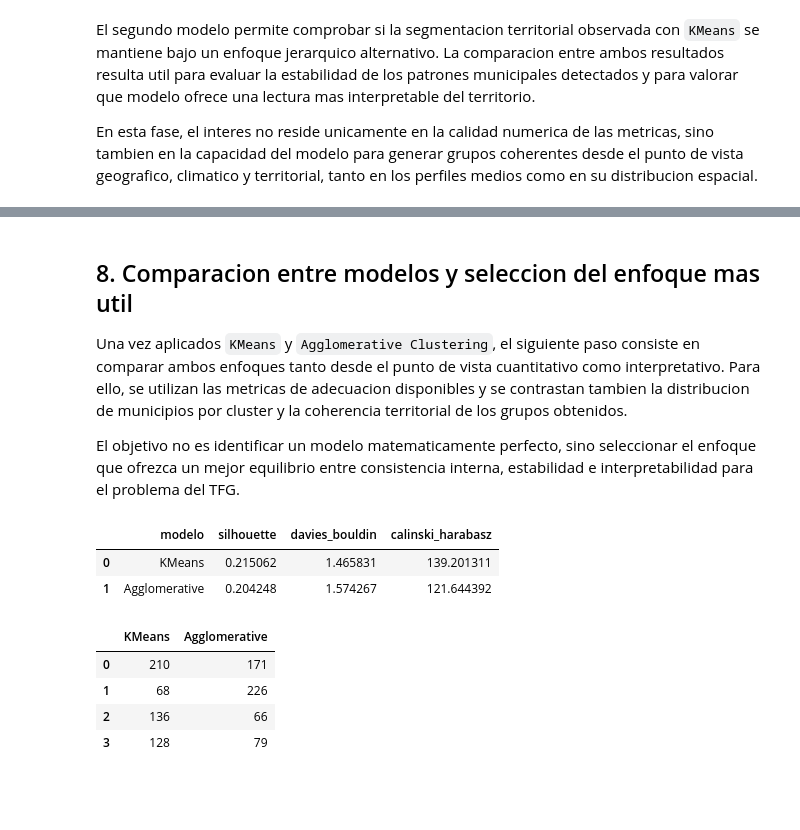
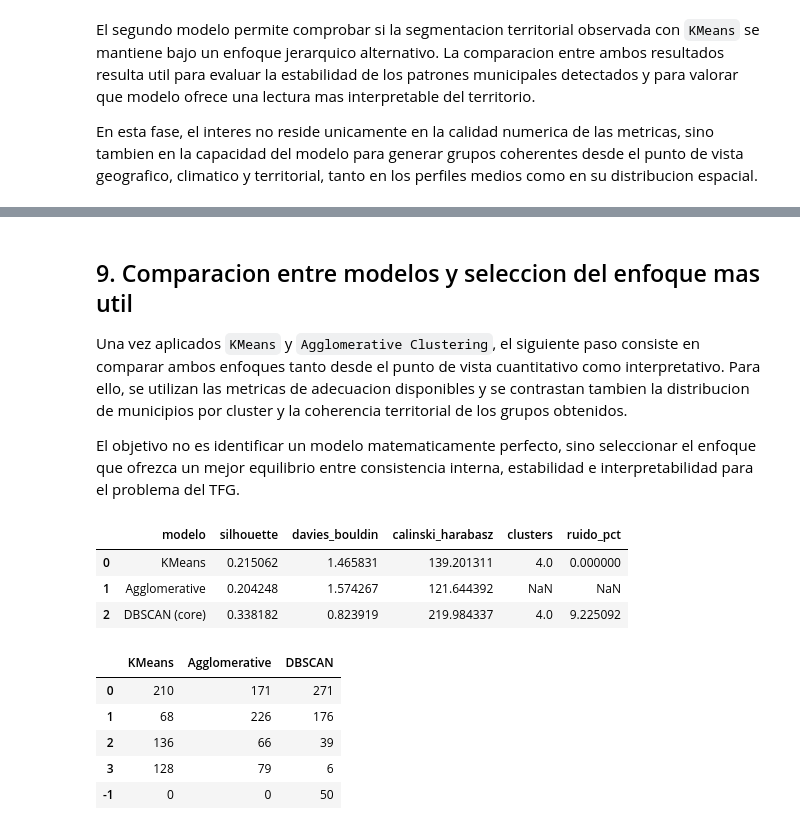
Before and after one commit to gonzalolarriba/modelo-geoespacial-riesgo-climatico, a Jupyter notebook: notebooks/notebook_4_modelado_segmentacion.ipynb, the cells around one changed output, grey strips where cells are left out. Cells and saved outputs as stored; diff of their text form; code cells hidden in the pictures; blank space fills up the shorter version.

```diff
--- a/notebooks/notebook_4_modelado_segmentacion.ipynb
+++ b/notebooks/notebook_4_modelado_segmentacion.ipynb
@@ -656,0 +665,20 @@ En esta fase, el interes no reside unicamente en la calidad numerica de las metr
+# %%
+dbscan_features = ["lon", "lat", "score_riesgo_exploratorio"]
+X_dbscan_raw = df_mun[dbscan_features].copy()
+X_dbscan = StandardScaler().fit_transform(X_dbscan_raw)
+
+dbscan_eps = 0.40
+dbscan_min_samples = 5
+
+dbscan_model = DBSCAN(eps=dbscan_eps, min_samples=dbscan_min_samples)
+df_mun["cluster_dbscan"] = dbscan_model.fit_predict(X_dbscan)
+
+dbscan_counts = df_mun["cluster_dbscan"].value_counts().sort_index().to_frame("municipios")
+n_dbscan_clusters = len(set(df_mun["cluster_dbscan"]) - {-1})
+n_dbscan_noise = int((df_mun["cluster_dbscan"] == -1).sum())
+dbscan_noise_pct = n_dbscan_noise / len(df_mun) * 100
+
+print("Parametros DBSCAN:", {"eps": dbscan_eps, "min_samples": dbscan_min_samples})
+print("Clusters densos detectados:", n_dbscan_clusters)
+print(f"Municipios clasificados como ruido: {n_dbscan_noise} ({dbscan_noise_pct:.1f}%)")
+display(dbscan_counts)
@@ -657,5 +787,5 @@ En esta fase, el interes no reside unicamente en la calidad numerica de las metr
 # %% [markdown]
-## 8. Comparacion entre modelos y seleccion del enfoque mas util
+## 9. Comparacion entre modelos y seleccion del enfoque mas util
 
 Una vez aplicados `KMeans` y `Agglomerative Clustering`, el siguiente paso consiste en comparar ambos enfoques tanto desde el punto de vista cuantitativo como interpretativo. Para ello, se utilizan las metricas de adecuacion disponibles y se contrastan tambien la distribucion de municipios por cluster y la coherencia territorial de los grupos obtenidos.
 
@@ -663,36 +793,44 @@ El objetivo no es identificar un modelo matematicamente perfecto, sino seleccion
 # %%
 kmeans_labels = df_mun["cluster_kmeans"]
 
 kmeans_metrics = pd.DataFrame(
     [
         {
             "modelo": "KMeans",
             "silhouette": silhouette_score(X_scaled, kmeans_labels),
             "davies_bouldin": davies_bouldin_score(X_scaled, kmeans_labels),
             "calinski_harabasz": calinski_harabasz_score(X_scaled, kmeans_labels),
+            "clusters": k_final,
+            "ruido_pct": 0.0,
         }
     ]
 )
 
-model_comparison = pd.concat([kmeans_metrics, agg_metrics], ignore_index=True)
+model_comparison = pd.concat([kmeans_metrics, agg_metrics, dbscan_metrics], ignore_index=True, sort=False)
 display(model_comparison)
 # %% [output]
-|  | modelo | silhouette | davies_bouldin | calinski_harabasz |
-| 0 | KMeans | 0.215062 | 1.465831 | 139.201311 |
-| 1 | Agglomerative | 0.204248 | 1.574267 | 121.644392 |
+|  | modelo | silhouette | davies_bouldin | calinski_harabasz | clusters | ruido_pct |
+| 0 | KMeans | 0.215062 | 1.465831 | 139.201311 | 4.0 | 0.000000 |
+| 1 | Agglomerative | 0.204248 | 1.574267 | 121.644392 | NaN | NaN |
+| 2 | DBSCAN (core) | 0.338182 | 0.823919 | 219.984337 | 4.0 | 9.225092 |
 # %%
-cluster_sizes = pd.DataFrame({
-    "KMeans": df_mun["cluster_kmeans"].value_counts().sort_index(),
-    "Agglomerative": df_mun["cluster_agg"].value_counts().sort_index(),
-}).fillna(0)
+cluster_sizes = pd.concat(
+    {
+        "KMeans": df_mun["cluster_kmeans"].value_counts().sort_index(),
+        "Agglomerative": df_mun["cluster_agg"].value_counts().sort_index(),
+        "DBSCAN": df_mun["cluster_dbscan"].value_counts().sort_index(),
+    },
+    axis=1,
+).fillna(0).astype(int)
 
 display(cluster_sizes)
 # %% [output]
-|  | KMeans | Agglomerative |
-| 0 | 210 | 171 |
-| 1 | 68 | 226 |
-| 2 | 136 | 66 |
-| 3 | 128 | 79 |
+|  | KMeans | Agglomerative | DBSCAN |
+| 0 | 210 | 171 | 271 |
+| 1 | 68 | 226 | 176 |
+| 2 | 136 | 66 | 39 |
+| 3 | 128 | 79 | 6 |
+| -1 | 0 | 0 | 50 |
 # %%
 print("Perfil medio de KMeans")
 display(cluster_profile)
```
Also changed, not shown: parts of 13 cells of this notebook.
